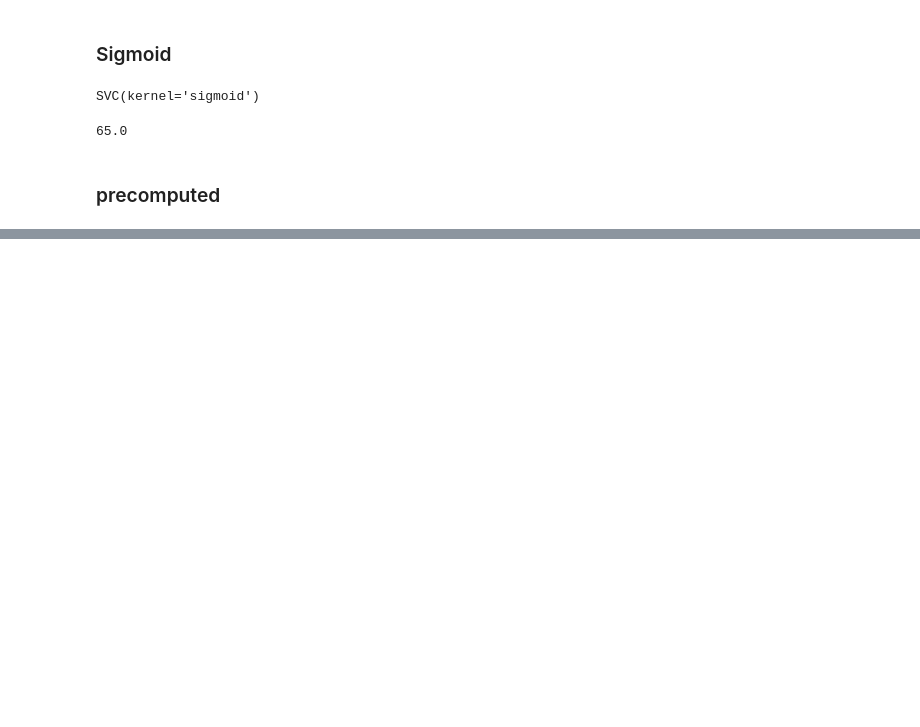
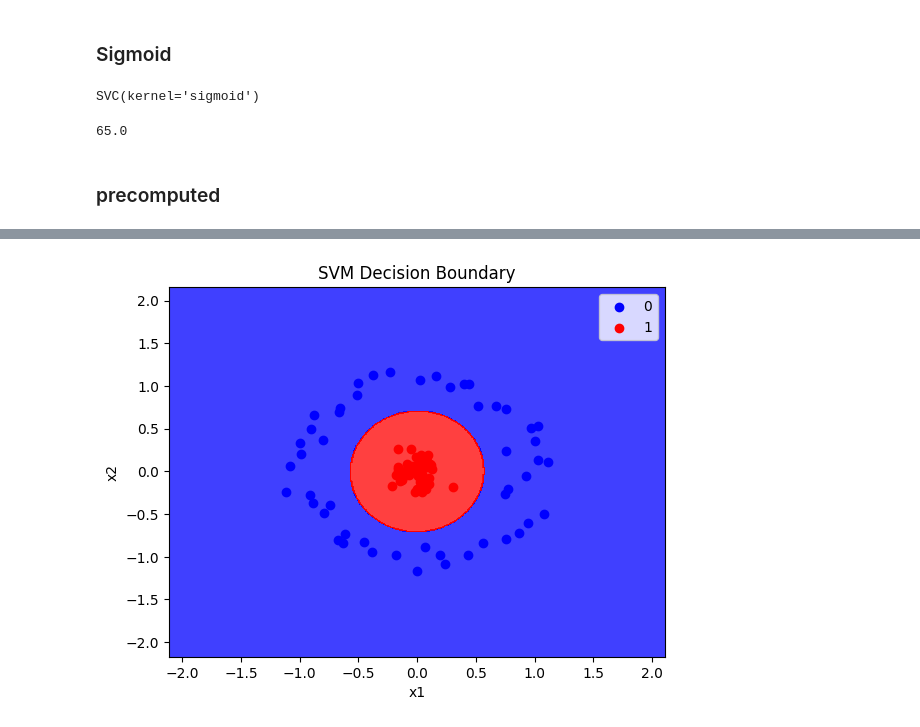
Before and after one commit to Shubhambg611/Ineuron-Data-Science, a Jupyter notebook: ML/ML kernels.ipynb, the cells around one changed output, grey strips where cells are left out. Drawn from its saved outputs; the diff is of its cells as text; code cells hidden in the pictures; blank space fills up the shorter version.

```diff
--- a/ML/ML kernels.ipynb
+++ b/ML/ML kernels.ipynb
@@ -175,0 +218,4 @@ classifier5 = SVC(kernel="precomputed")
+# %%
+plot_decision_boundary(x,y,classifier3_1)
+# %% [output]
+[figure, added]
```
Also changed, not shown: parts of 15 cells of this notebook.
